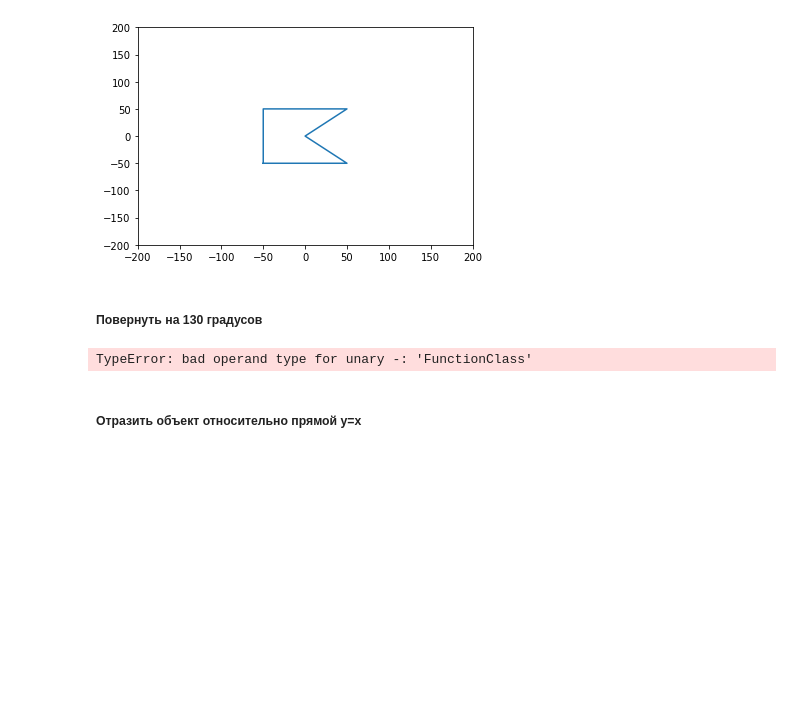
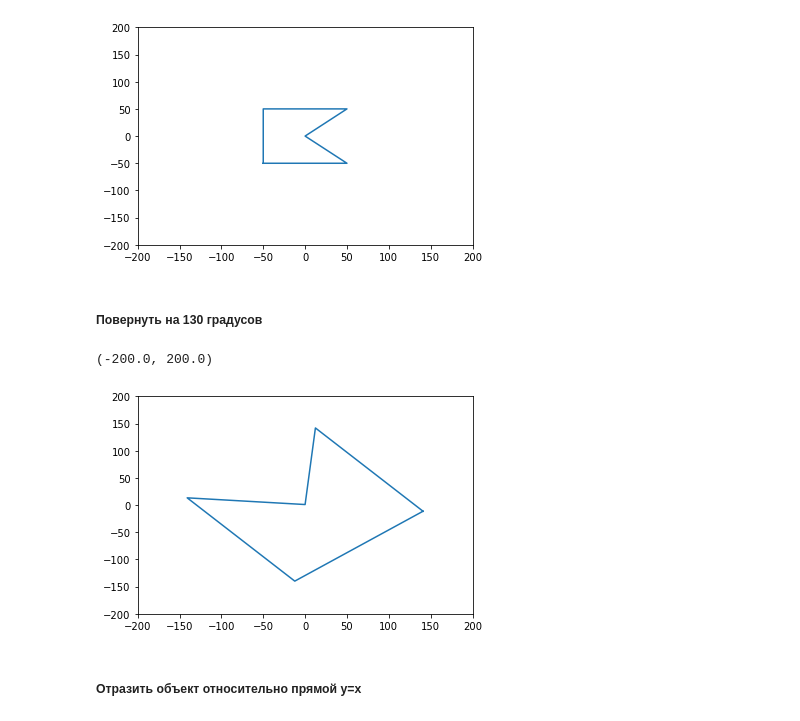
Before and after one commit to Valentina08055/ML_new, a Jupyter notebook: Mathematics/2_Lin_alg_matrix/Math_HW2_Matrix.ipynb, the cells around one changed output. Saved outputs shown, nothing was run; the diff lists cells and outputs as text; code cells hidden in the pictures; blank space fills up the shorter version.

```diff
--- a/Mathematics/2_Lin_alg_matrix/Math_HW2_Matrix.ipynb
+++ b/Mathematics/2_Lin_alg_matrix/Math_HW2_Matrix.ipynb
@@ -115,23 +115,25 @@ plt.xlim([-200, 200])
 # %%
 A = [
 [-100, -100, 1],
 [-100, 100, 1],
 [100, 100, 1],
 [0, 0, 1],
 [100, -100, 1],
 [-100, -100, 1]
 ]
 A = np.array(A)
-B = np.array([[cos, sin, 1], [-sin, cos, 1], [0, 0, 1]])
+# B = np.array([[cos, sin, 1], [-sin, cos, 1], [0, 0, 1]])
+B = np.array([[-0.642788,  0.766044, 1], [- 0.766044, -0.642788, 1], [0, 1, 1]])
 
 A_130  = A@B
 x = A_130[:,0]
 y = A_130[:,1]
 plt.plot(x, y)
 plt.ylim([-200, 200])
 plt.xlim([-200, 200])
 # %% [output]
-TypeError: bad operand type for unary -: 'FunctionClass'
+(-200.0, 200.0)
+[figure, added]
 # %%
 np.array([[cos, sin, 1], [-sin, cos, 1], [0, 0, 1]])
 # %% [markdown]
```
Also changed, not shown: parts of 1 cell of this notebook, 4 other files.
